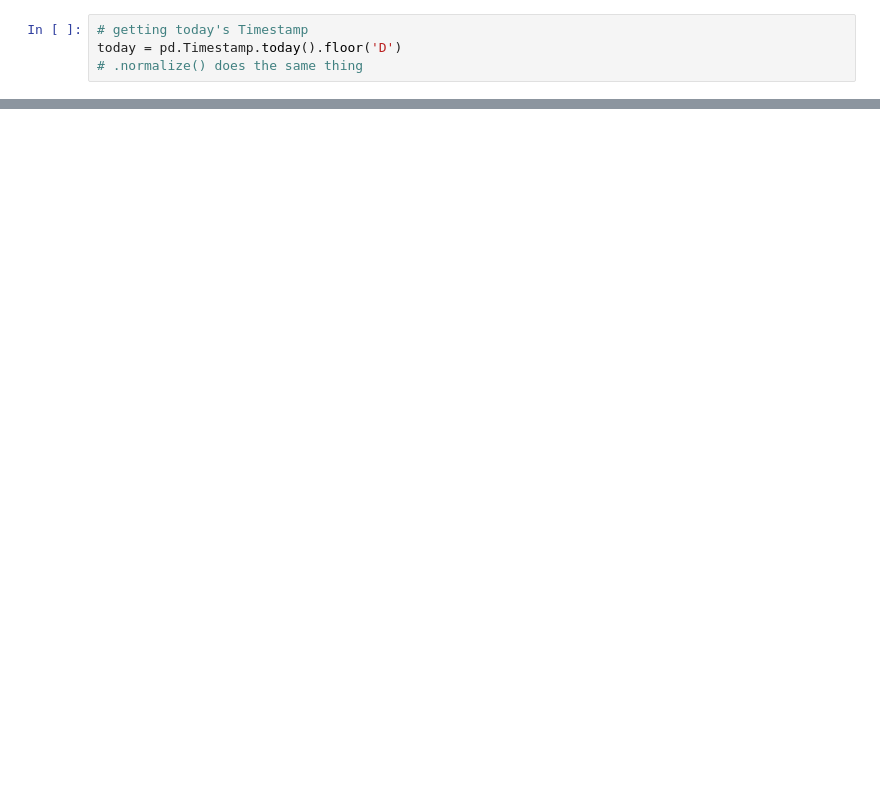
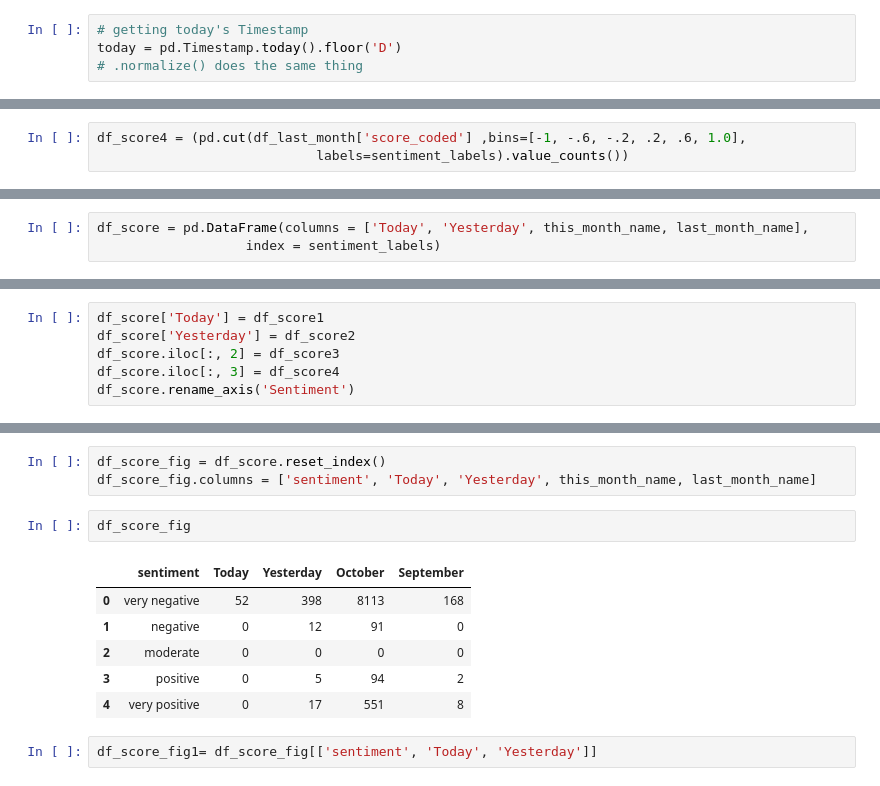
Before and after one commit to bfmilan/Ih_datamadpt0420_final_project, a Jupyter notebook: notebooks/analysis.ipynb, the cells around one changed output, grey strips where cells are left out. Saved outputs shown, nothing was run; the diff lists cells and outputs as text; blank space fills up the shorter version.

```diff
--- a/notebooks/analysis.ipynb
+++ b/notebooks/analysis.ipynb
@@ -367,0 +302,3 @@ data_today.shape[0]
+# %%
+df_score4 = (pd.cut(df_last_month['score_coded'] ,bins=[-1, -.6, -.2, .2, .6, 1.0],
+                            labels=sentiment_labels).value_counts())
@@ -367,0 +314,3 @@ data_today.shape[0]
+# %%
+df_score = pd.DataFrame(columns = ['Today', 'Yesterday', this_month_name, last_month_name],
+                   index = sentiment_labels)
@@ -367,0 +326,6 @@ data_today.shape[0]
+# %%
+df_score['Today'] = df_score1
+df_score['Yesterday'] = df_score2
+df_score.iloc[:, 2] = df_score3
+df_score.iloc[:, 3] = df_score4
+df_score.rename_axis('Sentiment')
@@ -367,0 +340,14 @@ data_today.shape[0]
+# %%
+df_score_fig = df_score.reset_index()
+df_score_fig.columns = ['sentiment', 'Today', 'Yesterday', this_month_name, last_month_name]
+# %%
+df_score_fig
+# %% [output]
+|  | sentiment | Today | Yesterday | October | September |
+| 0 | very negative | 52 | 398 | 8113 | 168 |
+| 1 | negative | 0 | 12 | 91 | 0 |
+| 2 | moderate | 0 | 0 | 0 | 0 |
+| 3 | positive | 0 | 5 | 94 | 2 |
+| 4 | very positive | 0 | 17 | 551 | 8 |
+# %%
+df_score_fig1= df_score_fig[['sentiment', 'Today', 'Yesterday']]
```
Also changed, not shown: parts of 182 cells of this notebook, 13 other files.
